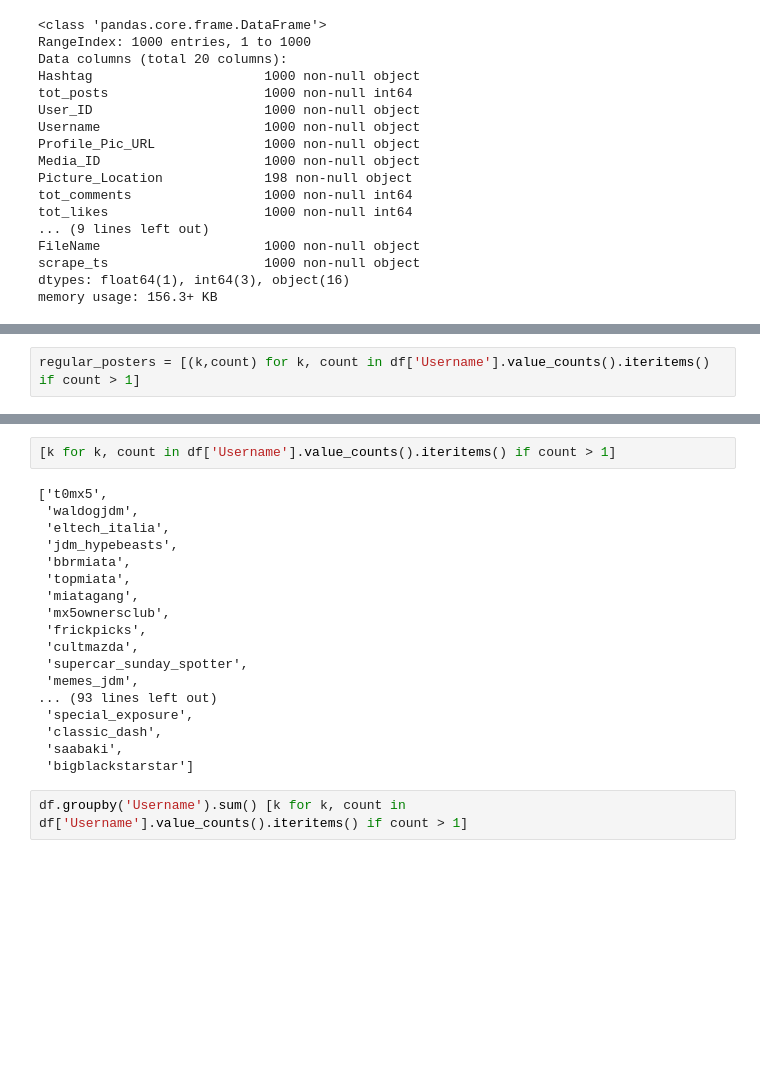
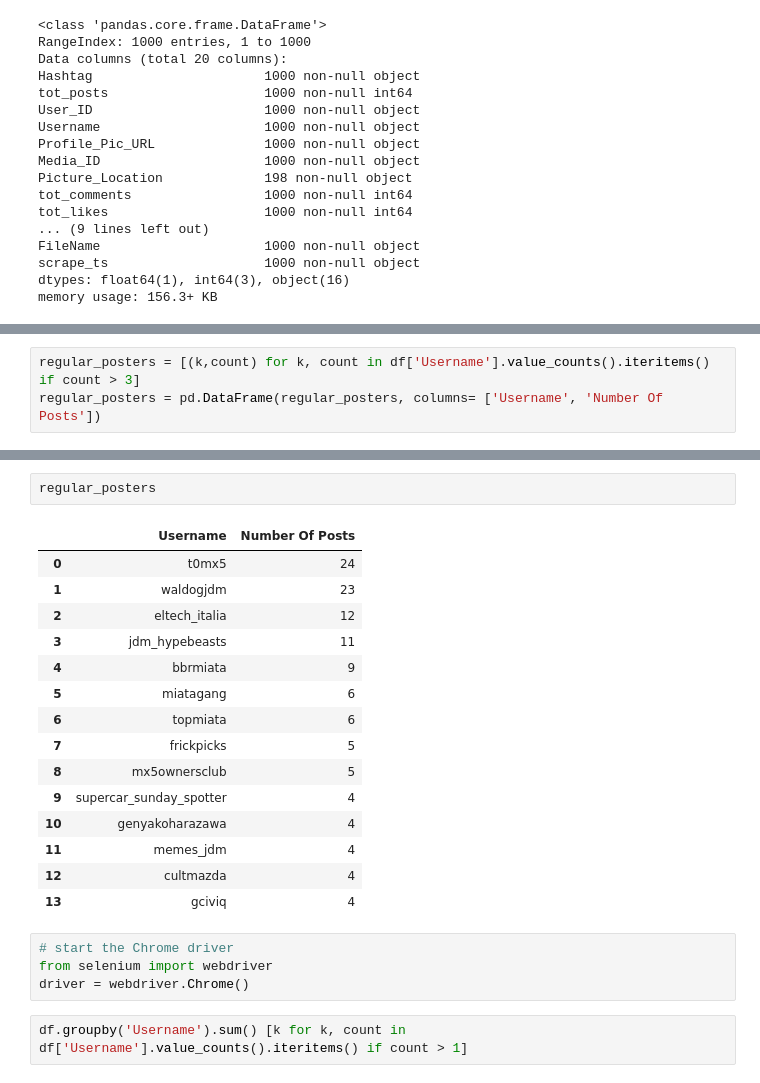
Before and after one commit to Charles-Fourcast/Instagram, a Jupyter notebook: Insta_Pandas.ipynb, the cells around one changed output, grey strips where cells are left out. Cells and saved outputs as stored; diff of their text form; blank space fills up the shorter version.

```diff
--- a/Insta_Pandas.ipynb
+++ b/Insta_Pandas.ipynb
@@ -275,2 +275,3 @@ memory usage: 156.3+ KB
 # %%
-regular_posters = [(k,count) for k, count in df['Username'].value_counts().iteritems() if count > 1]
+regular_posters = [(k,count) for k, count in df['Username'].value_counts().iteritems() if count > 3]
+regular_posters = pd.DataFrame(regular_posters, columns= ['Username', 'Number Of Posts'])
@@ -299,23 +278,25 @@ df[df['Username'] == 't0mx5']
-# %%
-[k for k, count in df['Username'].value_counts().iteritems() if count > 1]
-# %% [output]
-['t0mx5',
- 'waldogjdm',
- 'eltech_italia',
- 'jdm_hypebeasts',
- 'bbrmiata',
- 'topmiata',
- 'miatagang',
- 'mx5ownersclub',
- 'frickpicks',
- 'cultmazda',
- 'supercar_sunday_spotter',
- 'memes_jdm',
-... (93 lines left out)
- 'special_exposure',
- 'classic_dash',
- 'saabaki',
- 'bigblackstarstar']
+# %%
+regular_posters
+# %% [output]
+|  | Username | Number Of Posts |
+| 0 | t0mx5 | 24 |
+| 1 | waldogjdm | 23 |
+| 2 | eltech_italia | 12 |
+| 3 | jdm_hypebeasts | 11 |
+| 4 | bbrmiata | 9 |
+| 5 | miatagang | 6 |
+| 6 | topmiata | 6 |
+| 7 | frickpicks | 5 |
+| 8 | mx5ownersclub | 5 |
+| 9 | supercar_sunday_spotter | 4 |
+| 10 | genyakoharazawa | 4 |
+| 11 | memes_jdm | 4 |
+| 12 | cultmazda | 4 |
+| 13 | gciviq | 4 |
+# %%
+# start the Chrome driver
+from selenium import webdriver
+driver = webdriver.Chrome()
 # %%
 df.groupby('Username').sum() [k for k, count in df['Username'].value_counts().iteritems() if count > 1]
 # %% [output]
```
Also changed, not shown: parts of 7 cells of this notebook, 2 other files.
